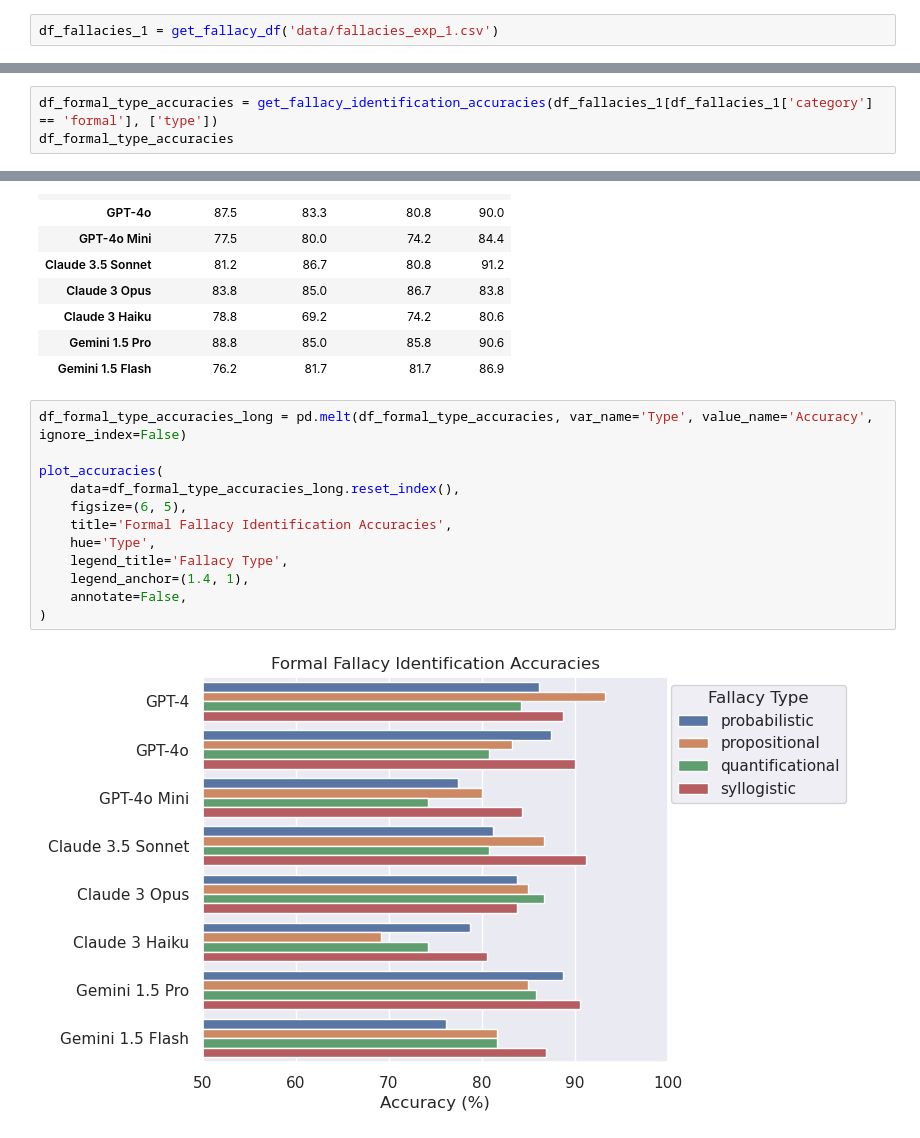
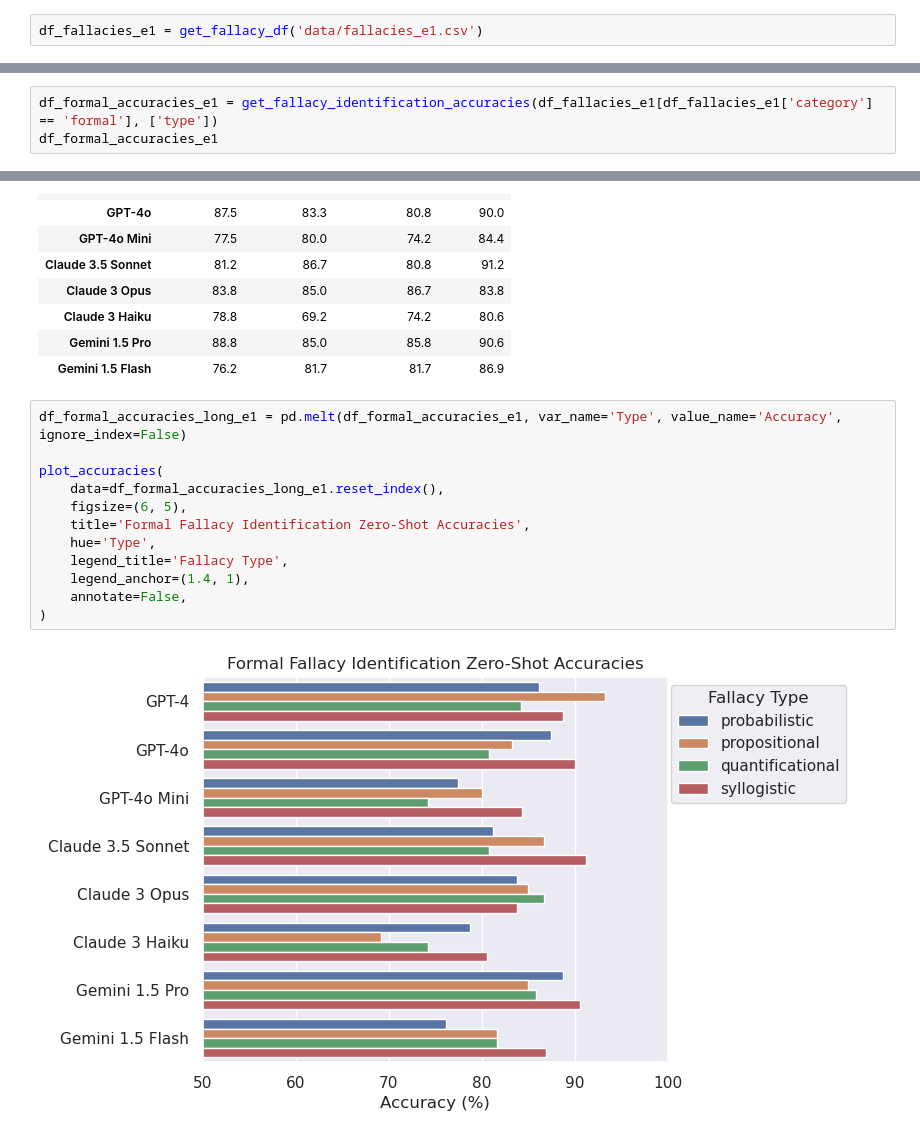
Before and after one commit to aimfeld/fallacy-detection, a Jupyter notebook: analysis.ipynb, the cells around one changed output, grey strips where cells are left out. Drawn from its saved outputs; the diff is of its cells as text.

```diff
--- a/analysis.ipynb
+++ b/analysis.ipynb
@@ -14,5 +17,5 @@ sns.set_theme()
 # %% [markdown]
 ## Experiment 1: Fallacy Identification with zero-shot Prompt
 # %%
-df_fallacies_1 = get_fallacy_df('data/fallacies_exp_1.csv')
+df_fallacies_e1 = get_fallacy_df('data/fallacies_e1.csv')
 # %% [output]
@@ -120,8 +123,8 @@ df_type_accuracies
 | Gemini 1.5 Pro | 88.8 | 85.0 | 85.8 | 90.6 | 85.7 | 88.1 | ... |
 | Gemini 1.5 Flash | 76.2 | 81.7 | 81.7 | 86.9 | 80.0 | 84.4 | ... |
 # %%
-df_formal_type_accuracies = get_fallacy_identification_accuracies(df_fallacies_1[df_fallacies_1['category'] == 'formal'], ['type'])
-df_formal_type_accuracies
+df_formal_accuracies_e1 = get_fallacy_identification_accuracies(df_fallacies_e1[df_fallacies_e1['category'] == 'formal'], ['type'])
+df_formal_accuracies_e1
 # %% [output]
 |  | probabilistic | propositional | quantificational | syllogistic |
 | GPT-4 | 86.2 | 93.3 | 84.2 | 88.8 |
@@ -133,17 +136,17 @@ df_formal_type_accuracies
 | Gemini 1.5 Pro | 88.8 | 85.0 | 85.8 | 90.6 |
 | Gemini 1.5 Flash | 76.2 | 81.7 | 81.7 | 86.9 |
 # %%
-df_formal_type_accuracies_long = pd.melt(df_formal_type_accuracies, var_name='Type', value_name='Accuracy', ignore_index=False)
+df_formal_accuracies_long_e1 = pd.melt(df_formal_accuracies_e1, var_name='Type', value_name='Accuracy', ignore_index=False)
 
 plot_accuracies(
-    data=df_formal_type_accuracies_long.reset_index(),
+    data=df_formal_accuracies_long_e1.reset_index(),
     figsize=(6, 5),
-    title='Formal Fallacy Identification Accuracies',
+    title='Formal Fallacy Identification Zero-Shot Accuracies',
     hue='Type',
     legend_title='Fallacy Type',
     legend_anchor=(1.4, 1),
     annotate=False,
 )
 # %% [output]
-[figure, old version]
+[figure, new version]
 # %%
```
Also changed, not shown: parts of 27 cells of this notebook, 2 other files.
